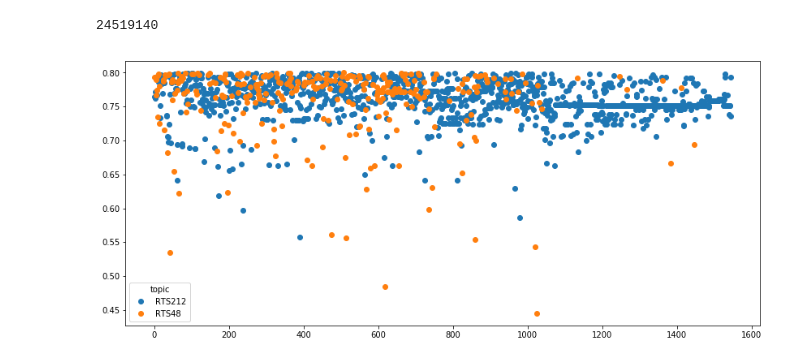
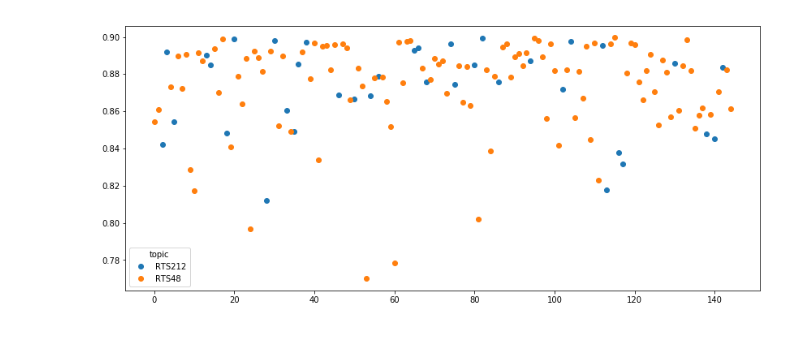
Before and after one commit to dimazest/flock, a Jupyter notebook: rocchio.ipynb, the cells around one changed output. Saved outputs shown, nothing was run; the diff lists cells and outputs as text; code cells hidden in the pictures.

```diff
--- a/rocchio.ipynb
+++ b/rocchio.ipynb
@@ -44,32 +44,37 @@ qrels = qrels[['RTS212', 'RTS48']]
 qrels = pd.concat([qrels], axis=1, keys=['Relevance'])
 # %%
 point = pd.read_csv(
-    'eval/RTS17/gundog/ngram-length(3)_keep-spam(0)_language(en)_extract_retweets(0).point',
+    'eval/RTS17/gundog/ngram-length(3)_keep-spam(0)_language(en)_extract-retweets(0)_keep-retweets(0).point',
     sep=' ',
-    names=['topic', 'q0', 'tweet_id', 'score'],
-    usecols=['topic', 'tweet_id', 'score'],
+    names=[
+        'topic', 'tweet_id',
+        'Distance to query',
+        'Distance to positive', 'Distance to negative',
+        'Score',
+        'retrieve', 'Positive', 'Negative',
+    ],
     header=None,
     index_col=['tweet_id', 'topic'],
     squeeze=True,
+#     dtype={'Negative': int},
 ).unstack('topic')
 
-point = pd.concat([point], axis=1, keys=['Score'])
+# point = pd.concat([point], axis=1, keys=['Point'])
 
 point = point.merge(
     qrels, how='left',
     left_index=True, right_index=True,
 )
-# %%
-point.size
-# %% [output]
-24519140
+# %%
+topics = list(point['Relevance'].apply(lambda c: c.value_counts()).dropna(axis='columns', how='all').columns.values)
 # %%
 (
-    point['Score'].apply(np.vectorize(lambda v: v if v < 0.80 else None)).dropna(how='all')
+    point['Distance to query'][topics]
+    .apply(np.vectorize(lambda v: v if v < 0.9 else None)).dropna(how='all')
     .plot(style='o', use_index=False, figsize=(14, 6))
 );
 # %% [output]
-[figure, old version]
+[figure, new version]
 # %%
 point.sort_values(
     [
```
Also changed, not shown: parts of 8 cells of this notebook.
